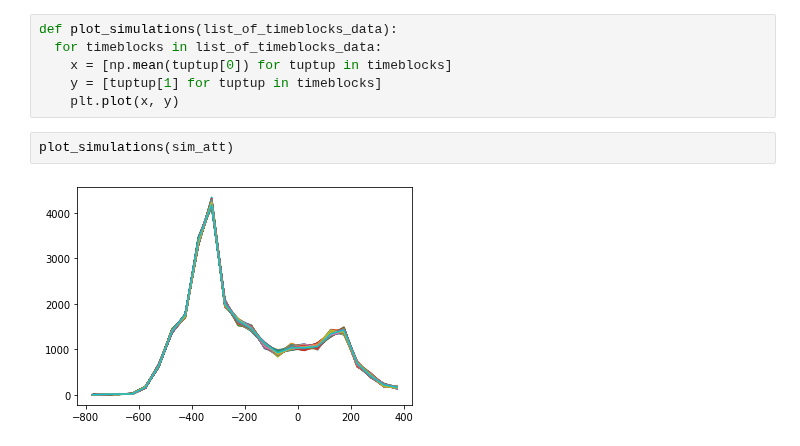
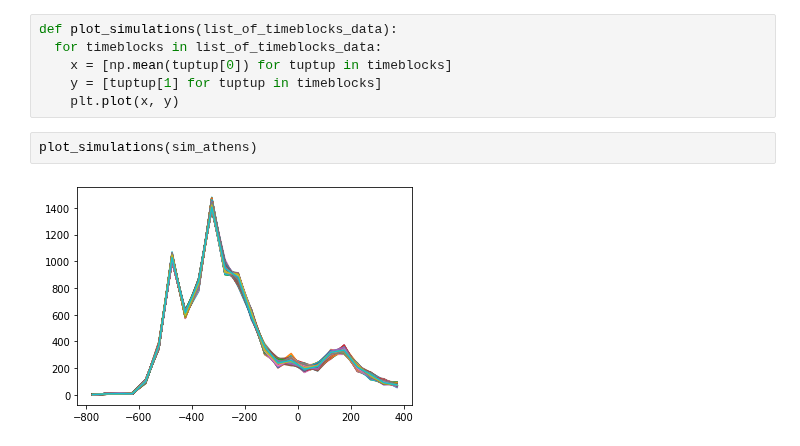
Before and after one commit to sdam-au/GI_ETL, a Jupyter notebook: scripts/1_4_MODELLING_DATES.ipynb, the cells around one changed output. Cells and saved outputs as stored; diff of their text form.

```diff
--- a/scripts/1_4_MODELLING_DATES.ipynb
+++ b/scripts/1_4_MODELLING_DATES.ipynb
@@ -166,6 +134,6 @@ def plot_simulations(list_of_timeblocks_data):
     y = [tuptup[1] for tuptup in timeblocks]
     plt.plot(x, y)
 # %%
-plot_simulations(sim_att)
+plot_simulations(sim_athens)
 # %% [output]
-[figure, old version]
+[figure, new version]
```
Also changed, not shown: parts of 7 cells of this notebook.
